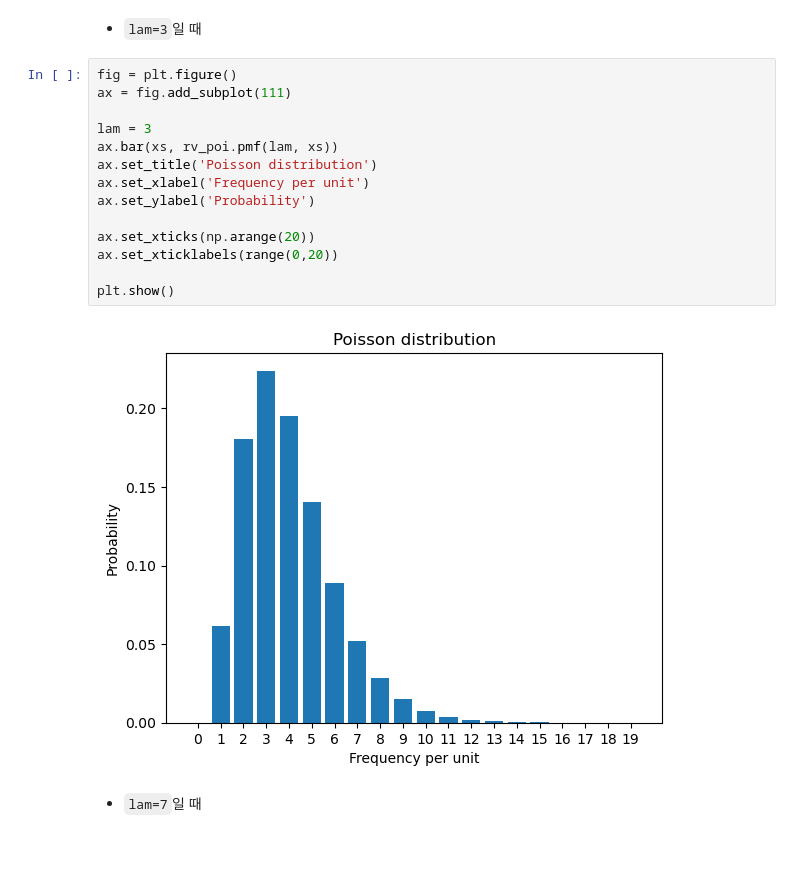
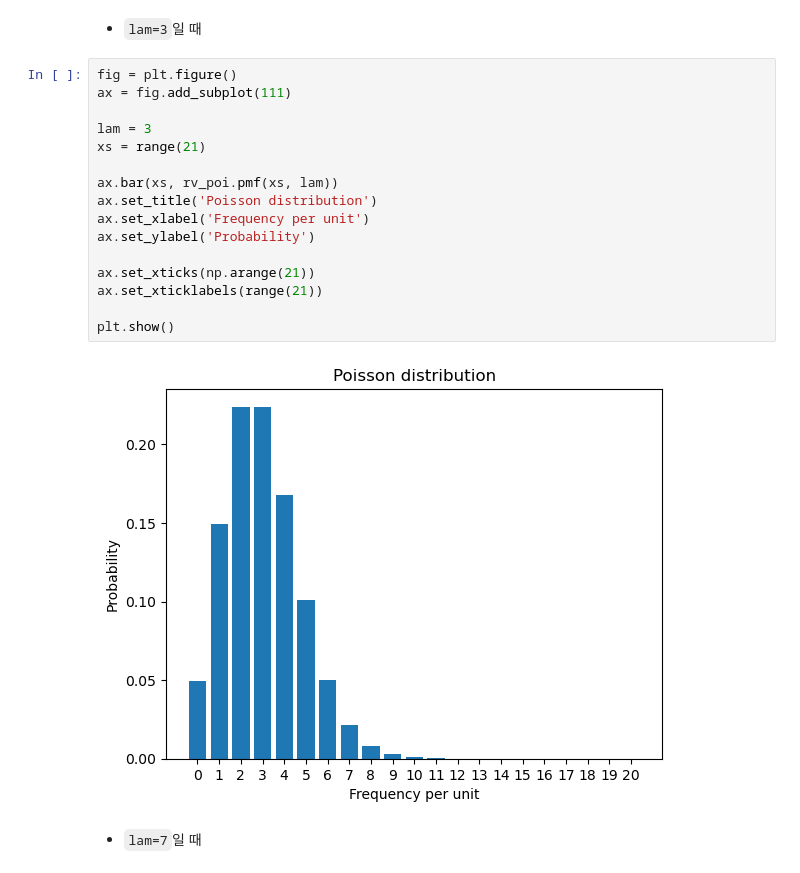
Before and after one commit to codingalzi/DataSci, a Jupyter notebook: practices/practice-expected_values-sol.ipynb, the cells around one changed output. Drawn from its saved outputs; the diff is of its cells as text.

```diff
--- a/practices/practice-expected_values-sol.ipynb
+++ b/practices/practice-expected_values-sol.ipynb
@@ -238,19 +243,21 @@ plt.show()
 # %%
 fig = plt.figure()
 ax = fig.add_subplot(111)
 
 lam = 3
-ax.bar(xs, rv_poi.pmf(lam, xs))
+xs = range(21)
+
+ax.bar(xs, rv_poi.pmf(xs, lam))
 ax.set_title('Poisson distribution')
 ax.set_xlabel('Frequency per unit')
 ax.set_ylabel('Probability')
 
-ax.set_xticks(np.arange(20))
-ax.set_xticklabels(range(0,20))
+ax.set_xticks(np.arange(21))
+ax.set_xticklabels(range(21))
 
 plt.show()
 # %% [output]
-[figure, old version]
+[figure, new version]
 # %% [markdown]
 - `lam=7`일 때
 # %%
```
Also changed, not shown: parts of 38 cells of this notebook, 1 other file.
